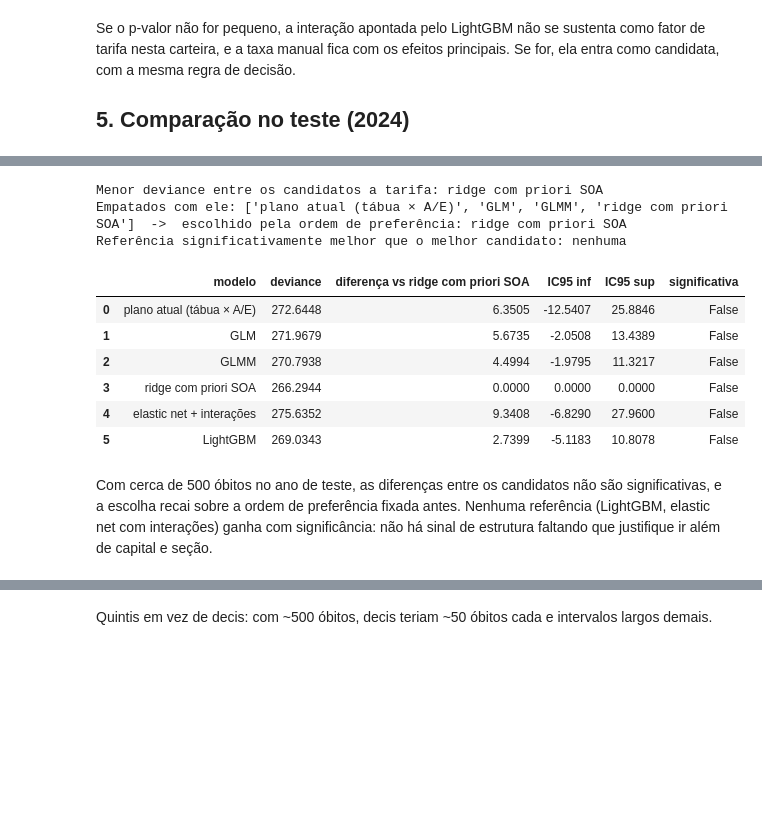
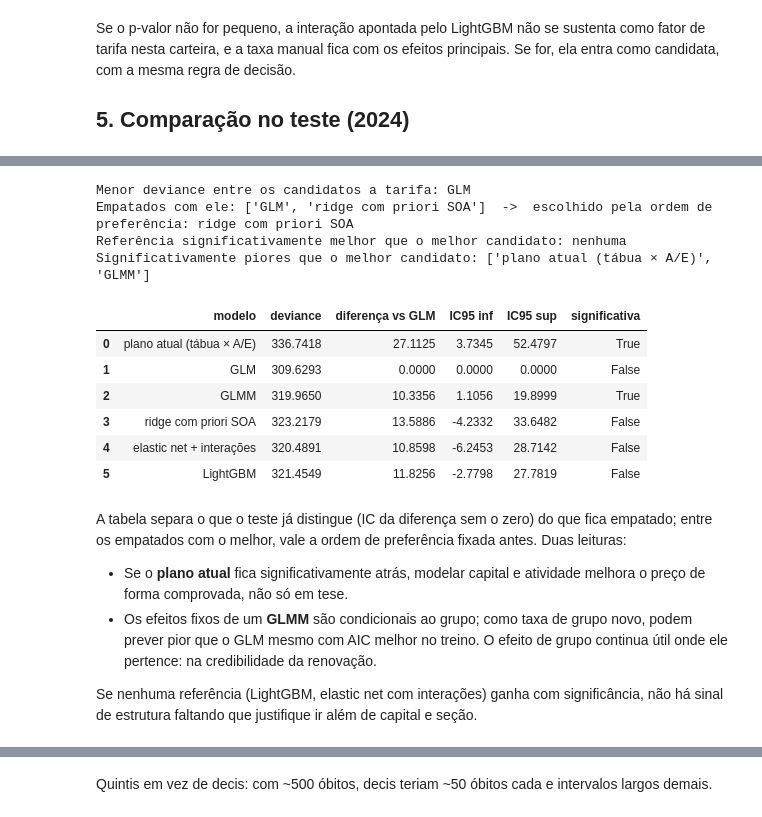
Before and after one commit to arthurpmotta02/vida-grupo-pricing, a Jupyter notebook: notebooks/03b_taxa_manual.ipynb, the cells around one changed output, grey strips where cells are left out. Saved outputs shown, nothing was run; the diff lists cells and outputs as text; code cells hidden in the pictures; blank space fills up the shorter version.

```diff
--- a/notebooks/03b_taxa_manual.ipynb
+++ b/notebooks/03b_taxa_manual.ipynb
@@ -48,7 +51,8 @@ dados = {t: pd.read_parquet(limpo / f"{t}.parquet") for t in ("estipulantes", "v
 prioris = M.carregar_tabela(RAIZ / "artefatos/prioris_soa.yaml")               # gerado no 03a
 FT = cm["fora_do_tempo"]
 base = lambda janela: M.base_modelagem(dados["vidas"], dados["sinistros"], dados["estipulantes"], tabua,
-                                       cfg["data_referencia"], cm, cfg["exposicao"]["dias_por_ano"], janela=janela)
+                                       cfg["data_referencia"], cm, cfg["exposicao"]["dias_por_ano"], janela=janela,
+                                       excluir_anos=tuple(cm["excluir_anos_experiencia"]))
 tr, itr = base((None, FT["treino_ate"]))
 te, ite = base(tuple(FT["teste"]))
 secoes_treino = set(tr["cnae_secao"])
@@ -229,28 +233,37 @@ m
 # %%
 TARIFA = {n: c for n, c in PREV.items() if n in cm["decisao"]["ordem_preferencia"]}
 melhor = m[m["papel"] == "tarifa"].sort_values("deviance").iloc[0]["modelo"]
 vs = A.comparar_modelos(te, PREV, melhor, unidade="id_estipulante", n_boot=cm["decisao"]["bootstrap"])
 escolhido, empatados = M.escolher_modelo(vs[vs["modelo"].isin(TARIFA)], cm["decisao"]["ordem_preferencia"])
 ref_melhor = vs[(~vs["modelo"].isin(TARIFA)) & vs["significativa"] & (vs[f"diferença vs {melhor}"] < 0)]
 print(f"Menor deviance entre os candidatos a tarifa: {melhor}")
 print(f"Empatados com ele: {empatados}  ->  escolhido pela ordem de preferência: {escolhido}")
 print("Referência significativamente melhor que o melhor candidato:", ref_melhor["modelo"].tolist() or "nenhuma")
+piores = vs[vs["significativa"] & (vs[f"diferença vs {melhor}"] > 0)]["modelo"].tolist()
+print("Significativamente piores que o melhor candidato:", piores or "nenhum")
 vs
 # %% [output]
-Menor deviance entre os candidatos a tarifa: ridge com priori SOA
-Empatados com ele: ['plano atual (tábua × A/E)', 'GLM', 'GLMM', 'ridge com priori SOA']  ->  escolhido pela ordem de preferência: ridge com priori SOA
+Menor deviance entre os candidatos a tarifa: GLM
+Empatados com ele: ['GLM', 'ridge com priori SOA']  ->  escolhido pela ordem de preferência: ridge com priori SOA
 Referência significativamente melhor que o melhor candidato: nenhuma
+Significativamente piores que o melhor candidato: ['plano atual (tábua × A/E)', 'GLMM']
-|  | modelo | deviance | diferença vs ridge com priori SOA | IC95 inf | IC95 sup | significativa |
-| 0 | plano atual (tábua × A/E) | 272.6448 | 6.3505 | -12.5407 | 25.8846 | False |
-| 1 | GLM | 271.9679 | 5.6735 | -2.0508 | 13.4389 | False |
-| 2 | GLMM | 270.7938 | 4.4994 | -1.9795 | 11.3217 | False |
-| 3 | ridge com priori SOA | 266.2944 | 0.0000 | 0.0000 | 0.0000 | False |
-| 4 | elastic net + interações | 275.6352 | 9.3408 | -6.8290 | 27.9600 | False |
-| 5 | LightGBM | 269.0343 | 2.7399 | -5.1183 | 10.8078 | False |
+|  | modelo | deviance | diferença vs GLM | IC95 inf | IC95 sup | significativa |
+| 0 | plano atual (tábua × A/E) | 336.7418 | 27.1125 | 3.7345 | 52.4797 | True |
+| 1 | GLM | 309.6293 | 0.0000 | 0.0000 | 0.0000 | False |
+| 2 | GLMM | 319.9650 | 10.3356 | 1.1056 | 19.8999 | True |
+| 3 | ridge com priori SOA | 323.2179 | 13.5886 | -4.2332 | 33.6482 | False |
+| 4 | elastic net + interações | 320.4891 | 10.8598 | -6.2453 | 28.7142 | False |
+| 5 | LightGBM | 321.4549 | 11.8256 | -2.7798 | 27.7819 | False |
-# %% [markdown]
-Com cerca de 500 óbitos no ano de teste, as diferenças entre os candidatos não são significativas, e a escolha
-recai sobre a ordem de preferência fixada antes. Nenhuma referência (LightGBM, elastic net com interações) ganha com
-significância: não há sinal de estrutura faltando que justifique ir além de capital e seção.
+# %% [markdown]
+A tabela separa o que o teste já distingue (IC da diferença sem o zero) do que fica empatado; entre os empatados
+com o melhor, vale a ordem de preferência fixada antes. Duas leituras:
+- Se o **plano atual** fica significativamente atrás, modelar capital e atividade melhora o preço de forma comprovada,
+  não só em tese.
+- Os efeitos fixos de um **GLMM** são condicionais ao grupo; como taxa de grupo novo, podem prever pior que o GLM
+  mesmo com AIC melhor no treino. O efeito de grupo continua útil onde ele pertence: na credibilidade da renovação.
+
+Se nenhuma referência (LightGBM, elastic net com interações) ganha com significância, não há sinal de estrutura
+faltando que justifique ir além de capital e seção.
 # %%
 col = {'ridge com priori SOA': 'mu_ridge', 'GLMM': 'mu_glmm', 'GLM': 'mu_glm', 'plano atual (tábua × A/E)': 'mu_plano'}[escolhido]
 fig, ax = plt.subplots(1, 3, figsize=(18, 5))
```
Also changed, not shown: parts of 12 cells of this notebook, 17 other files.
